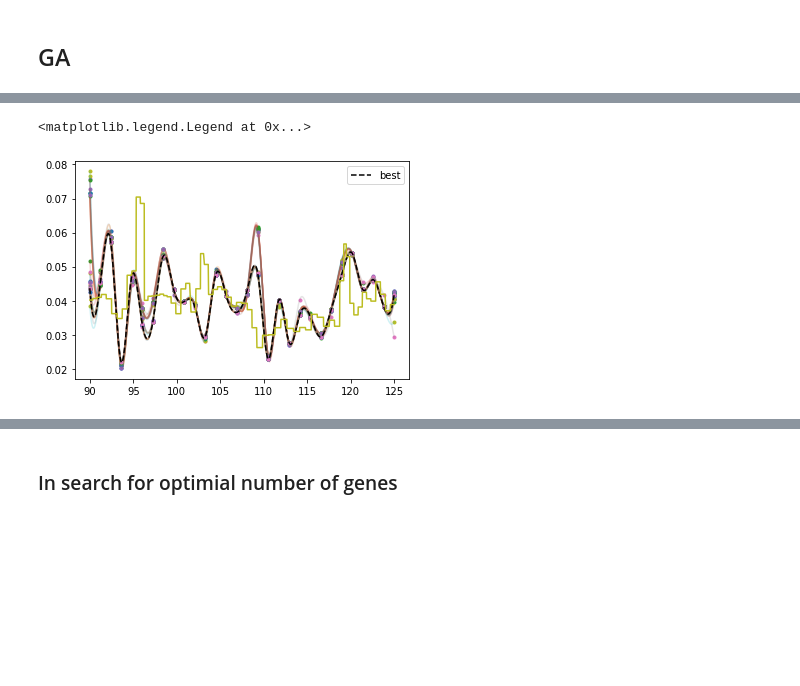
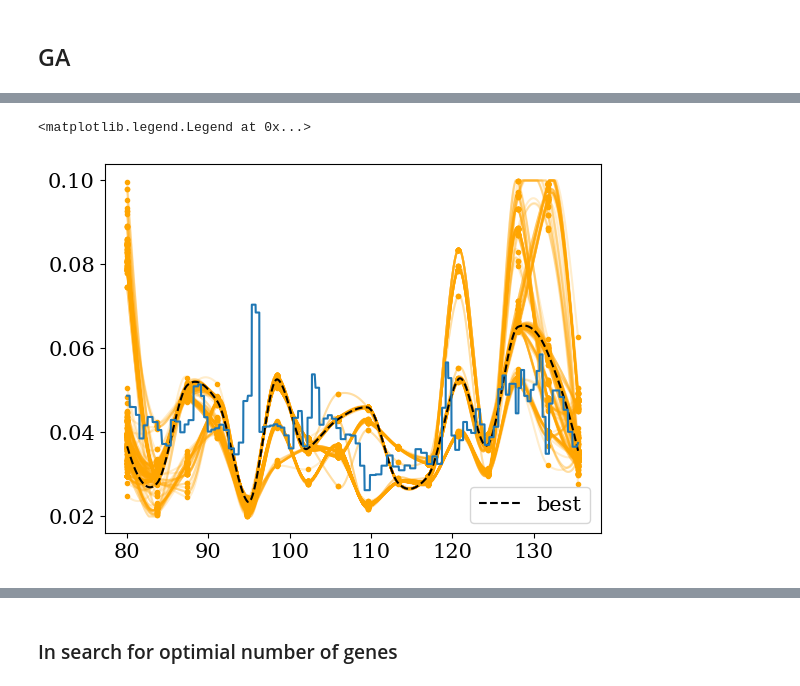
Before and after one commit to hhnam96/AstroGeo, a Jupyter notebook: ODP1260.ipynb, the cells around one changed output, grey strips where cells are left out. Saved outputs shown, nothing was run; the diff lists cells and outputs as text; code cells hidden in the pictures; blank space fills up the shorter version.

```diff
--- a/ODP1260.ipynb
+++ b/ODP1260.ipynb
@@ -69,7 +69,7 @@ data_Fe = data_Fe.values
 # %%
 depth = data_Fe[:,0]
 depth_lims = depth[0], depth[-1]
-depth_lims = 90, 125
+# depth_lims = 90, 125
 ind = (depth>=depth_lims[0]) & (depth<=depth_lims[1])
 y_data = data_Fe[ind,1]
 depth = depth[ind]
@@ -79,3 +79,7 @@ lowess = sm.nonparametric.lowess(y_data, depth, frac=.3).T
 y = y_data-lowess[1]
 # y = y_data - y_data.mean()
 y = y/y.std()
+%matplotlib inline
+
+plt.figure()
+plt.plot(data_Fe[:,0], data_Fe[:,1])
@@ -159,14 +166,16 @@ p0 = p0/180/3600*np.pi*coef_time
 
 ordering = [4, 1, 3, 2, 0]
 b_k = b_k[ordering]
-muy_k = muy_k[ordering]
+g_k = muy_k[ordering]
 phi_k = phi_k[ordering]
 
 
-fe_k = np.array([3.199279, 13.651920, 10.456224, 13.109803, 9.909679])
-fe_k = fe_k/180/3600*np.pi*coef_time
+# fe_k = np.array([3.199279, 13.651920, 10.456224, 13.109803, 9.909679])
+# fe_k = fe_k/180/3600*np.pi*coef_time
 
-fs = np.hstack([muy_k + p0, fe_k])
+fe_k =  np.array([g_k[1]-g_k[4], g_k[3]-g_k[4] , g_k[3]-g_k[1], g_k[2]-g_k[4], g_k[2]-g_k[1]])
+
+fs = np.hstack([g_k + p0, fe_k])
 print(fs)
 print(2*np.pi/fs)
 # %% [output]
@@ -179,19 +188,19 @@ print(2*np.pi/fs)
 # %%
 # N_population = 128 # number of individual in population
 # N_generations_max = 12
-N_genes = 30 # number of intial gene in an individial of the population
+N_genes = 16 # number of intial gene in an individial of the population
 # depth_genes = np.linspace(0,1,N_genes)
 depth_genes = np.linspace(depth_lims[0], depth_lims[1], N_genes)
 # true_genes = func_inv_SR(depth_genes)
 invSR_lims = [0.02, 0.1]
 # fs = muy_k + p0
-fs = np.hstack([muy_k + p0, fe_k])
+fs = np.hstack([g_k + p0, fe_k])
 # fs =  np.array([f1, f2])
-# interpolator = interpolate_Akima
-interpolator = interpolate_CubicSpline
-invSR_to_predx =  partial(invSR_to_pred,  data=[depth, y], invSR_lims=invSR_lims, fs=fs, interpolator=interpolate_CubicSpline)
+interpolator = interpolate_Akima
+# interpolator = interpolate_CubicSpline
+invSR_to_predx =  partial(invSR_to_pred,  data=[depth, y], invSR_lims=invSR_lims, fs=fs, interpolator=interpolator)
 
-n_pieces = 2
+n_pieces = 3
 metric_optimal = metric_piecewise([depth_genes, func_invSR_nominal(depth_genes)], [depth, y], fs, interpolator, n_pieces)
 print(metric_optimal)
 # invSR_all = np.zeros((N_generations_max, N_population, N_genes))
@@ -200,7 +209,7 @@ print(metric_optimal)
 # metric_all = np.zeros((N_generations_max, N_population))
 # metric_ini = np.array([metric([depth_genes, invSR_ini_i], [depth, y], fs, interpolator, metric_type="BIC") for invSR_ini_i in invSR_ini])
 # metric_all[0] = metric_ini
-interpolator = interpolate_CubicSpline
+# interpolator = interpolate_CubicSpline
 data = [depth, y]
 problem = invSRinference(depth_genes, invSR_lims, interpolator, data, fs, n_pieces=n_pieces, metric=metric_piecewise)
 out = {}
@@ -277,6 +291,6 @@ n_gen  |  n_eval  | n_nds  |      eps      |   indicator
 # %%
-res = res_ensemble[-1]
-depth_genes = depth_genes_ensemble[-1]
+# res = res_ensemble[-1]
+# depth_genes = depth_genes_ensemble[-1]
 # %%
 # opt = -np.array([e.opt[0].F for e in res.history])
 opt_mean = np.array([ np.mean([-eiopt.F for eiopt in e.opt]) for e in res.history])
@@ -326,30 +331,30 @@ plt.show()
 # %%
 %matplotlib inline
 # invSR_interpolate = interpolator([depth_genes, invSR_best], depth)
 res.F.shape, res.X.shape
 arg_best = np.argmin(res.F.sum(axis=1)/2)
 invSR_best = res.X[arg_best]
 fig = plt.figure()
 for i in range(res.F.shape[0]):
-    plt.plot(depth_genes, res.X[i], '.')
+    plt.plot(depth_genes, res.X[i], '.',color="orange")
     invSR_interpolate = interpolator([depth_genes, res.X[i]], depth)
     invSR_interpolate[invSR_interpolate<invSR_lims[0]] = invSR_lims[0]
     invSR_interpolate[invSR_interpolate>invSR_lims[1]] = invSR_lims[1]
-    plt.plot(depth, invSR_interpolate, alpha=0.2)
+    plt.plot(depth, invSR_interpolate, "-", alpha=0.2,color="orange")
 # plt.plot(depth, invSR, color="red")
 plt.plot(depth, interpolator([depth_genes, invSR_best], depth), "--", color="black", label="best")
 # plt.plot(depth, interpolator([depth_genes, func_invSR_nominal(depth_genes)], depth), color="red", label="nominal")
 plt.plot(depth, func_invSR_nominal(depth))
 # invSR_interpolate[invSR_interpolate<0] = 0
 plt.legend()
 # time = sp.integrate.cumulative_trapezoid(invSR_interpolate, depth, initial=0)
 # X = generate_X_linReg(np.ones_like(fs), fs, time)
 
 # reg_model = LinearRegression().fit(X, y_data)
 # y_pred = reg_model.predict(X)
 # %% [output]
 <matplotlib.legend.Legend at 0x...>
-[figure, old version]
+[figure, new version]
 # %%
 %matplotlib widget
 fig, ax = plt.subplots(1, 1, constrained_layout=True, figsize=(10,3))
```
Also changed, not shown: parts of 41 cells of this notebook, 11 other files.
